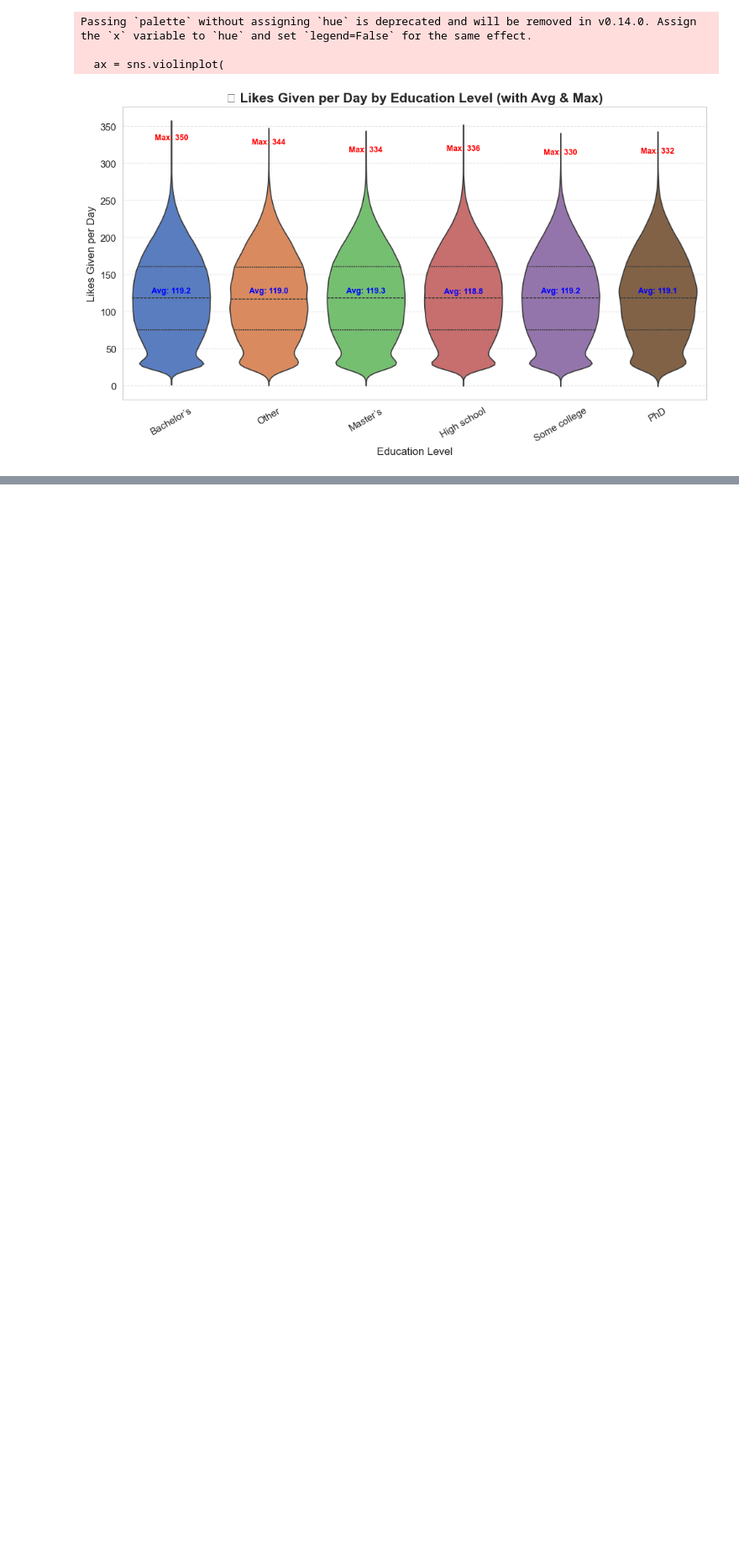
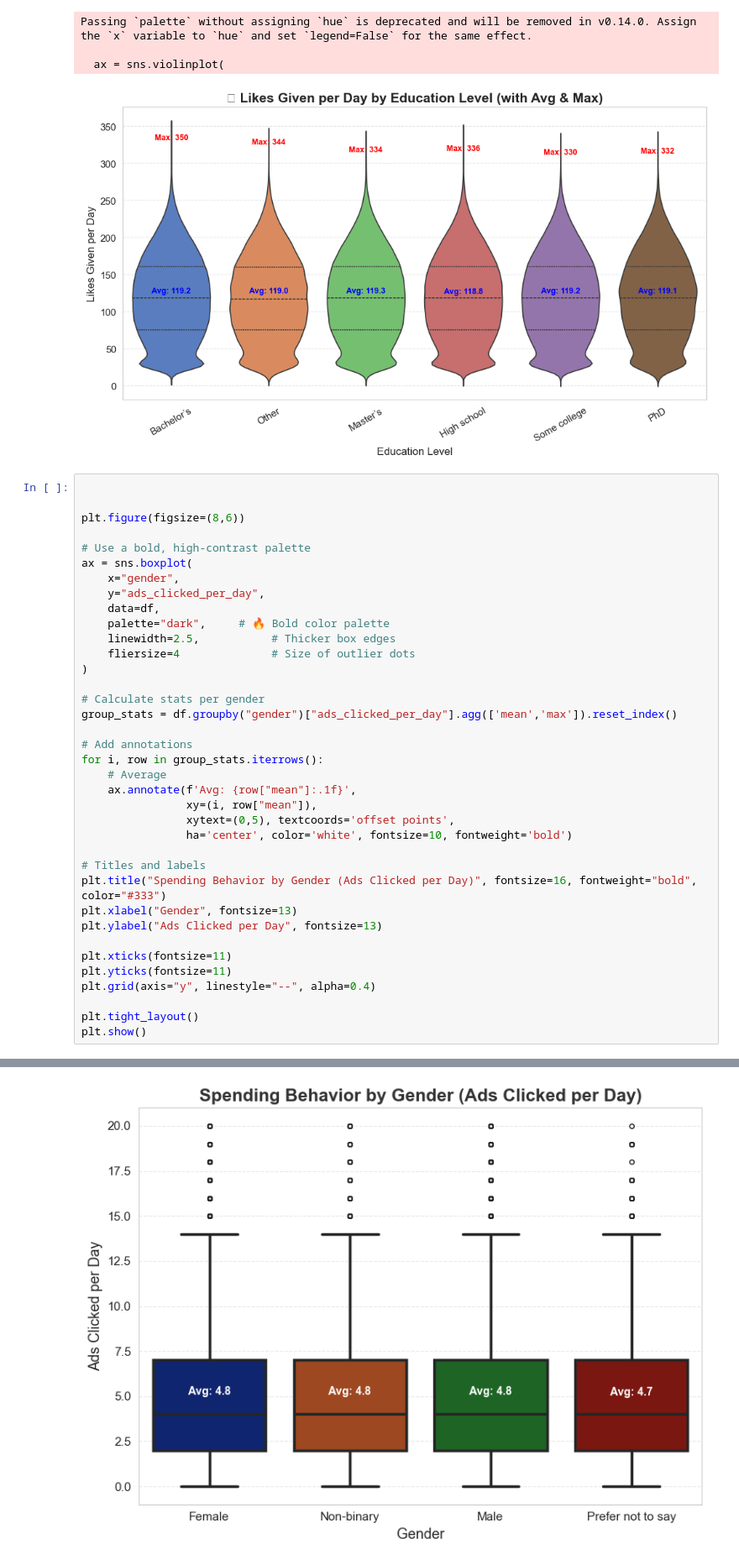
Before and after one commit to Prakhar1808/eda-project-fork, a Jupyter notebook: learning/eda.ipynb, the cells around one changed output, grey strips where cells are left out. Shown at 84% size. Saved outputs shown, nothing was run; the diff lists cells and outputs as text; blank space fills up the shorter version.

Commit message:
more plot

```diff
--- a/learning/eda.ipynb
+++ b/learning/eda.ipynb
@@ -334,3 +334,41 @@ Passing `palette` without assigning `hue` is deprecated and will be removed in v
 
   ax = sns.violinplot(
 [figure]
+# %%
+
+
+plt.figure(figsize=(8,6))
+
+# Use a bold, high-contrast palette
+ax = sns.boxplot(
+    x="gender",
+    y="ads_clicked_per_day",
+    data=df,
+    palette="dark",     # 🔥 Bold color palette
+    linewidth=2.5,           # Thicker box edges
+    fliersize=4              # Size of outlier dots
+)
+
+# Calculate stats per gender
+group_stats = df.groupby("gender")["ads_clicked_per_day"].agg(['mean','max']).reset_index()
+
+# Add annotations
+for i, row in group_stats.iterrows():
+    # Average
+    ax.annotate(f'Avg: {row["mean"]:.1f}',
+                xy=(i, row["mean"]),
+                xytext=(0,5), textcoords='offset points',
+                ha='center', color='white', fontsize=10, fontweight='bold')
+
+# Titles and labels
+plt.title("Spending Behavior by Gender (Ads Clicked per Day)", fontsize=16, fontweight="bold", color="#333")
+plt.xlabel("Gender", fontsize=13)
+plt.ylabel("Ads Clicked per Day", fontsize=13)
+
+plt.xticks(fontsize=11)
+plt.yticks(fontsize=11)
+plt.grid(axis="y", linestyle="--", alpha=0.4)
+
+plt.tight_layout()
+plt.show()
+# %% [output]
@@ -336,0 +378 @@ Passing `palette` without assigning `hue` is deprecated and will be removed in v
+[figure, added]
```
Also changed, not shown: parts of 2 cells of this notebook.
